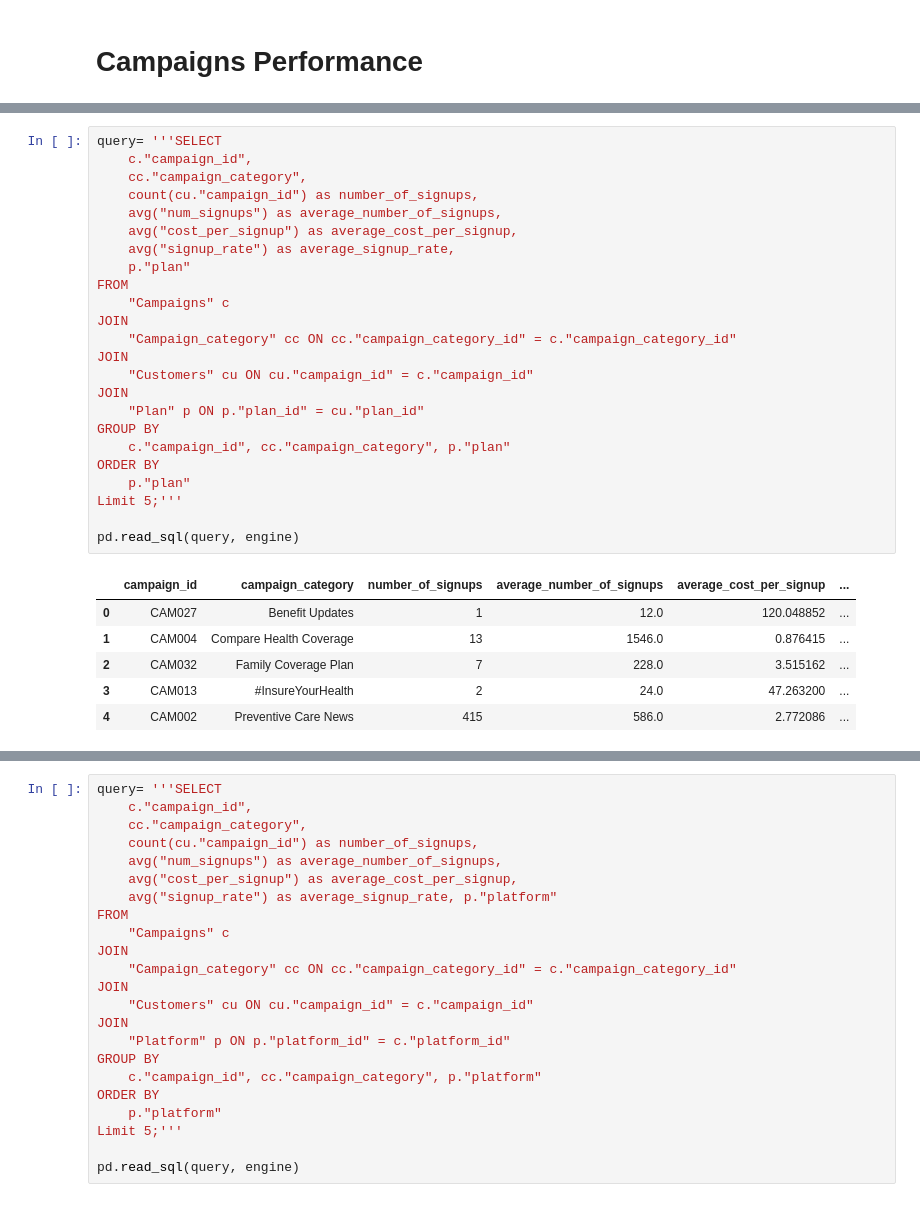
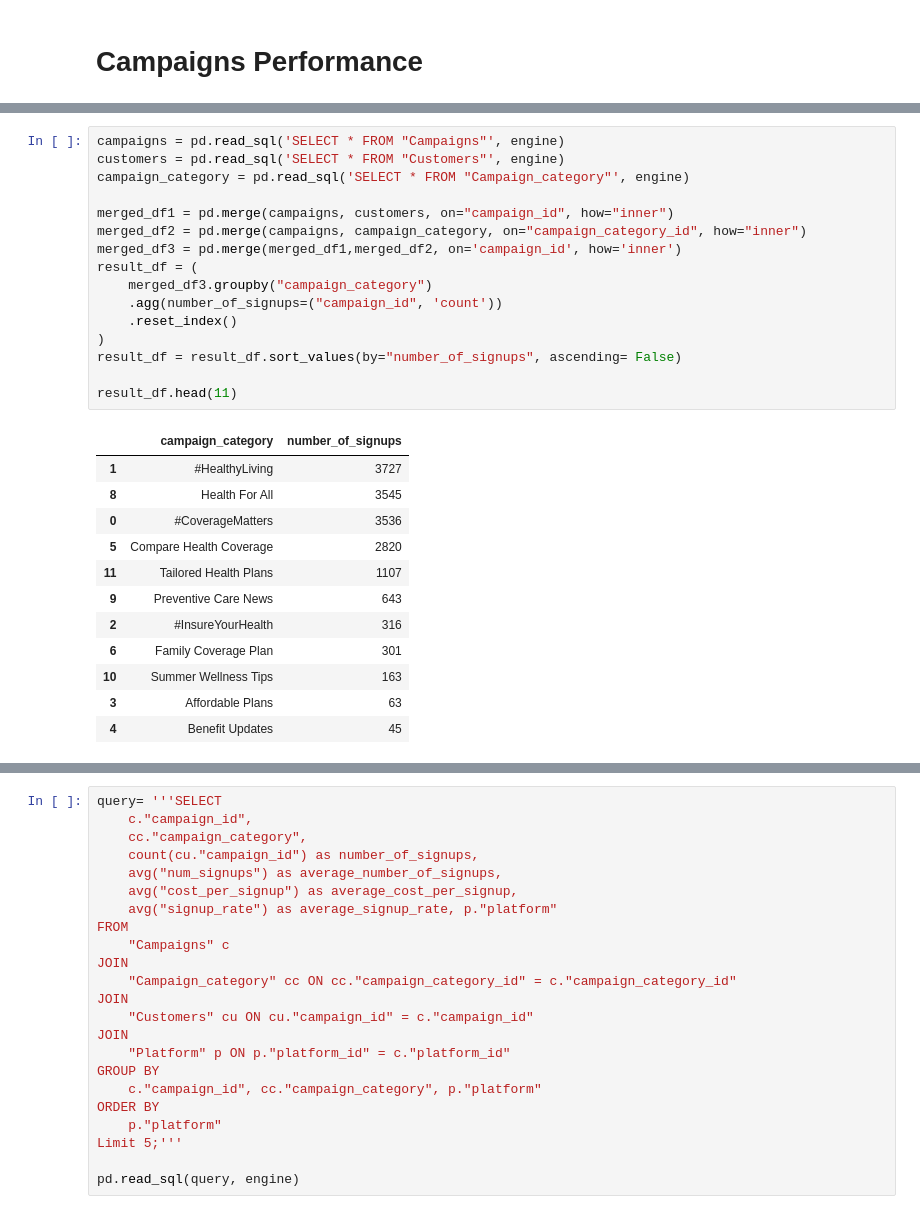
Before and after one commit to The-DigitalAcademy/Health_Insurance, a Jupyter notebook: Pandas Analysis.ipynb, the cells around one changed output, grey strips where cells are left out. Drawn from its saved outputs; the diff is of its cells as text.

```diff
--- a/Pandas Analysis.ipynb
+++ b/Pandas Analysis.ipynb
@@ -77,31 +11,29 @@ pd.read_sql(query, engine)
-# %%
-query= '''SELECT
-    c."campaign_id",
-    cc."campaign_category",
-    count(cu."campaign_id") as number_of_signups,
-    avg("num_signups") as average_number_of_signups,
-    avg("cost_per_signup") as average_cost_per_signup,
-    avg("signup_rate") as average_signup_rate,
-    p."plan"
-FROM
-    "Campaigns" c
-JOIN
-    "Campaign_category" cc ON cc."campaign_category_id" = c."campaign_category_id"
-JOIN
-    "Customers" cu ON cu."campaign_id" = c."campaign_id"
-JOIN
-    "Plan" p ON p."plan_id" = cu."plan_id"
-GROUP BY
-    c."campaign_id", cc."campaign_category", p."plan"
-ORDER BY
-    p."plan"
-Limit 5;'''
-
-pd.read_sql(query, engine)
-# %% [output]
-|  | campaign_id | campaign_category | number_of_signups | average_number_of_signups | average_cost_per_signup | ... |
-| 0 | CAM027 | Benefit Updates | 1 | 12.0 | 120.048852 | ... |
-| 1 | CAM004 | Compare Health Coverage | 13 | 1546.0 | 0.876415 | ... |
-| 2 | CAM032 | Family Coverage Plan | 7 | 228.0 | 3.515162 | ... |
-| 3 | CAM013 | #InsureYourHealth | 2 | 24.0 | 47.263200 | ... |
-| 4 | CAM002 | Preventive Care News | 415 | 586.0 | 2.772086 | ... |
+# %%
+campaigns = pd.read_sql('SELECT * FROM "Campaigns"', engine)
+customers = pd.read_sql('SELECT * FROM "Customers"', engine)
+campaign_category = pd.read_sql('SELECT * FROM "Campaign_category"', engine)
+
+merged_df1 = pd.merge(campaigns, customers, on="campaign_id", how="inner")
+merged_df2 = pd.merge(campaigns, campaign_category, on="campaign_category_id", how="inner")
+merged_df3 = pd.merge(merged_df1,merged_df2, on='campaign_id', how='inner')
+result_df = (
+    merged_df3.groupby("campaign_category")
+    .agg(number_of_signups=("campaign_id", 'count'))
+    .reset_index()
+)
+result_df = result_df.sort_values(by="number_of_signups", ascending= False)
+
+result_df.head(11)
+# %% [output]
+|  | campaign_category | number_of_signups |
+| 1 | #HealthyLiving | 3727 |
+| 8 | Health For All | 3545 |
+| 0 | #CoverageMatters | 3536 |
+| 5 | Compare Health Coverage | 2820 |
+| 11 | Tailored Health Plans | 1107 |
+| 9 | Preventive Care News | 643 |
+| 2 | #InsureYourHealth | 316 |
+| 6 | Family Coverage Plan | 301 |
+| 10 | Summer Wellness Tips | 163 |
+| 3 | Affordable Plans | 63 |
+| 4 | Benefit Updates | 45 |
```
Also changed, not shown: parts of 6 cells of this notebook.
